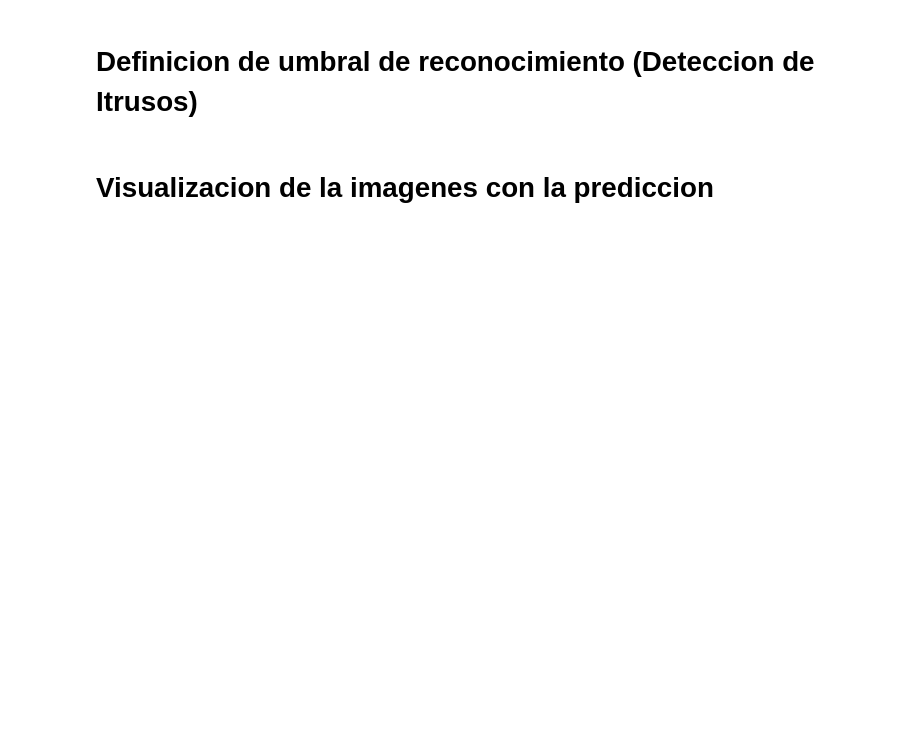
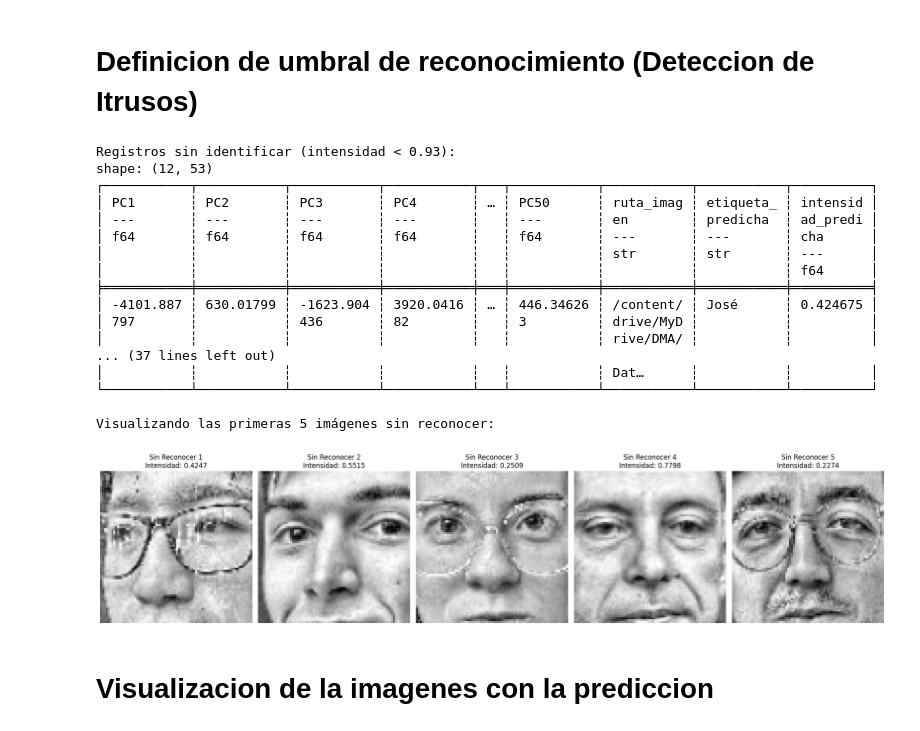
Before and after one commit to AgomferAustral/DMA-Caras, a Jupyter notebook: caras/prod/clasificacion.ipynb, the cells around one changed output. Saved outputs shown, nothing was run; the diff lists cells and outputs as text; code cells hidden in the pictures; blank space fills up the shorter version.

```diff
--- a/caras/prod/clasificacion.ipynb
+++ b/caras/prod/clasificacion.ipynb
@@ -272,0 +289,5 @@ print(f"Dimensión después de Isomap: {imagenes_isomap.shape}")
+# %%
+ruta_isomap = os.path.join(modelo_path, 'modelo_isomap.pkl')
+
+with open(ruta_isomap, 'wb') as f:
+  pickle.dump(isomap, f)
@@ -272,0 +319,3 @@ print(f"Dimensión después de Isomap: {imagenes_isomap.shape}")
+# %%
+print("Vectorizando imágenes y aplicando reducción de dimensionalidad con Isomap...")
+imagenes_vectorizadas = np.array([np.array(Image.open(img).convert('L')).flatten() for img in imagenes_prod])
@@ -272,0 +324,5 @@ print(f"Dimensión después de Isomap: {imagenes_isomap.shape}")
+# %%
+# Usa el modelo isomap para transformar los nuevos datos.
+imagenes_isomap = isomap.transform(imagenes_vectorizadas)
+
+print(f"Dimensión después de Isomap: {imagenes_isomap.shape}")
@@ -273,9 +333,9 @@ print(f"Dimensión después de Isomap: {imagenes_isomap.shape}")
 # %%
 data_dict = {f"PC{i+1}": imagenes_isomap[:, i] for i in range(imagenes_isomap.shape[1])}
+# Usar la lista imagenes_prod que corresponde a las imágenes que fueron transformadas por Isomap
+data_dict["ruta_imagen"] = imagenes_prod
+df_isomap = pl.DataFrame(data_dict)
 
-df_isomap = pl.DataFrame(data_dict)
-# El DataFrame df_isomap ahora contiene los datos de imagenes_isomap
-# en un formato similar a un CSV tab-separado, incluyendo la ruta original de la imagen.
 
 print("DataFrame creado a partir de Isomap:")
 print(df_isomap.head())
@@ -334,7 +446,7 @@ df_prediccion_formateada
 #  Definicion de umbral de reconocimiento (Deteccion de Itrusos)
 # %%
 # Filtrar las predicciones basándose en el umbral de confianza y asignar
-umbral_confianza = 0.5 # Umbral de confianza
+umbral_confianza = 0.93 # Umbral de confianza
 
 
 df_sin_reconocer = df_resultados.filter(pl.col("intensidad_predicha") < umbral_confianza)
@@ -350,43 +462,73 @@ else:
 
 if not df_sin_reconocer.is_empty():
     print("\nVisualizando las primeras 5 imágenes sin reconocer:")
     sin_reconocer_paths = df_sin_reconocer.select("ruta_imagen").to_numpy().flatten()
 
-    # We need the original indices from the 'imagenes' list to access the images correctly
-    original_indices = [imagenes.index(path) for path in sin_reconocer_paths]
+    # We no longer need the original indices from the 'imagenes' list.
+    # We can directly iterate over the paths in sin_reconocer_paths.
 
-
-    # Visualizar las imágenes correspondientes to those indices (using the original 'imagenes' list)
-    num_to_show = min(5, len(original_indices))
+    # Visualizar las primeras 5 imágenes directly from sin_reconocer_paths
+    num_to_show = min(5, len(sin_reconocer_paths))
     fig, axes = plt.subplots(1, num_to_show, figsize=(20, 5))
 
     if num_to_show == 1:
         axes = [axes] # Ensure axes is an array even for a single image
+    elif num_to_show == 0: # Handle the case where there are no images to show
+        print("No images to show below the threshold.")
+        plt.close(fig) # Close the figure if no images are displayed
+        pass # Skip the rest of the loop if no images
+    else:
+        # Flatten the axes array for easy iteration if there's more than one subplot
+        axes = axes.flatten()
+
 
     for i in range(num_to_show):
-        img_index_original = original_indices[i]
-        img_path = imagenes[img_index_original] # Using the original list of paths
+        img_path = sin_reconocer_paths[i] # Use the path directly from the filtered list
+        # To get the intensity for this specific image, we need to look it up in df_sin_reconocer
         current_sin_reconocer_row = df_sin_reconocer.filter(pl.col("ruta_imagen") == img_path)
-        current_intensity = current_sin_reconocer_row["intensidad_predicha"][0]
+        if current_sin_reconocer_row.height > 0:
+            current_intensity = current_sin_reconocer_row["intensidad_predicha"][0]
+        else:
+            current_intensity = float('nan') # Should not happen if path is from the dataframe
 
         try:
             img = mpimg.imread(img_path)
             axes[i].imshow(img, cmap='gray') # assuming they are grayscale images
             axes[i].set_title(f"Sin Reconocer {i+1}\nIntensidad: {current_intensity:.4f}")
             axes[i].axis('off')
         except FileNotFoundError:
             axes[i].set_title(f"Error loading\n{os.path.basename(img_path)}")
             axes[i].axis('off')
             print(f"Error loading image for visualization {img_path}: File not found")
         except Exception as e:
             axes[i].set_title(f"Error loading\n{os.path.basename(img_path)}")
             axes[i].axis('off')
             print(f"Error loading image for visualization {img_path}: {e}")
 
-    plt.tight_layout()
-    plt.show()
+    if num_to_show > 0: # Only show the plot if there were images to display
+        plt.tight_layout()
+        plt.show()
 else:
     print("Sin imagenes sin reconocer dentro del umbral para mostrar.")
+# %% [output]
+Registros sin identificar (intensidad < 0.93):
+shape: (12, 53)
+┌───────────┬───────────┬───────────┬───────────┬───┬───────────┬───────────┬───────────┬──────────┐
+│ PC1       ┆ PC2       ┆ PC3       ┆ PC4       ┆ … ┆ PC50      ┆ ruta_imag ┆ etiqueta_ ┆ intensid │
+│ ---       ┆ ---       ┆ ---       ┆ ---       ┆   ┆ ---       ┆ en        ┆ predicha  ┆ ad_predi │
+│ f64       ┆ f64       ┆ f64       ┆ f64       ┆   ┆ f64       ┆ ---       ┆ ---       ┆ cha      │
+│           ┆           ┆           ┆           ┆   ┆           ┆ str       ┆ str       ┆ ---      │
+│           ┆           ┆           ┆           ┆   ┆           ┆           ┆           ┆ f64      │
+╞═══════════╪═══════════╪═══════════╪═══════════╪═══╪═══════════╪═══════════╪═══════════╪══════════╡
+│ -4101.887 ┆ 630.01799 ┆ -1623.904 ┆ 3920.0416 ┆ … ┆ 446.34626 ┆ /content/ ┆ José      ┆ 0.424675 │
+│ 797       ┆           ┆ 436       ┆ 82        ┆   ┆ 3         ┆ drive/MyD ┆           ┆          │
+│           ┆           ┆           ┆           ┆   ┆           ┆ rive/DMA/ ┆           ┆          │
+... (37 lines left out)
+│           ┆           ┆           ┆           ┆   ┆           ┆ Dat…      ┆           ┆          │
+└───────────┴───────────┴───────────┴───────────┴───┴───────────┴───────────┴───────────┴──────────┘
+
+Visualizando las primeras 5 imágenes sin reconocer:
+[figure, added]
 # %% [markdown]
 # Visualizacion de la imagenes con la prediccion
 # %%
```
Also changed, not shown: parts of 19 cells of this notebook, 6 other files.
